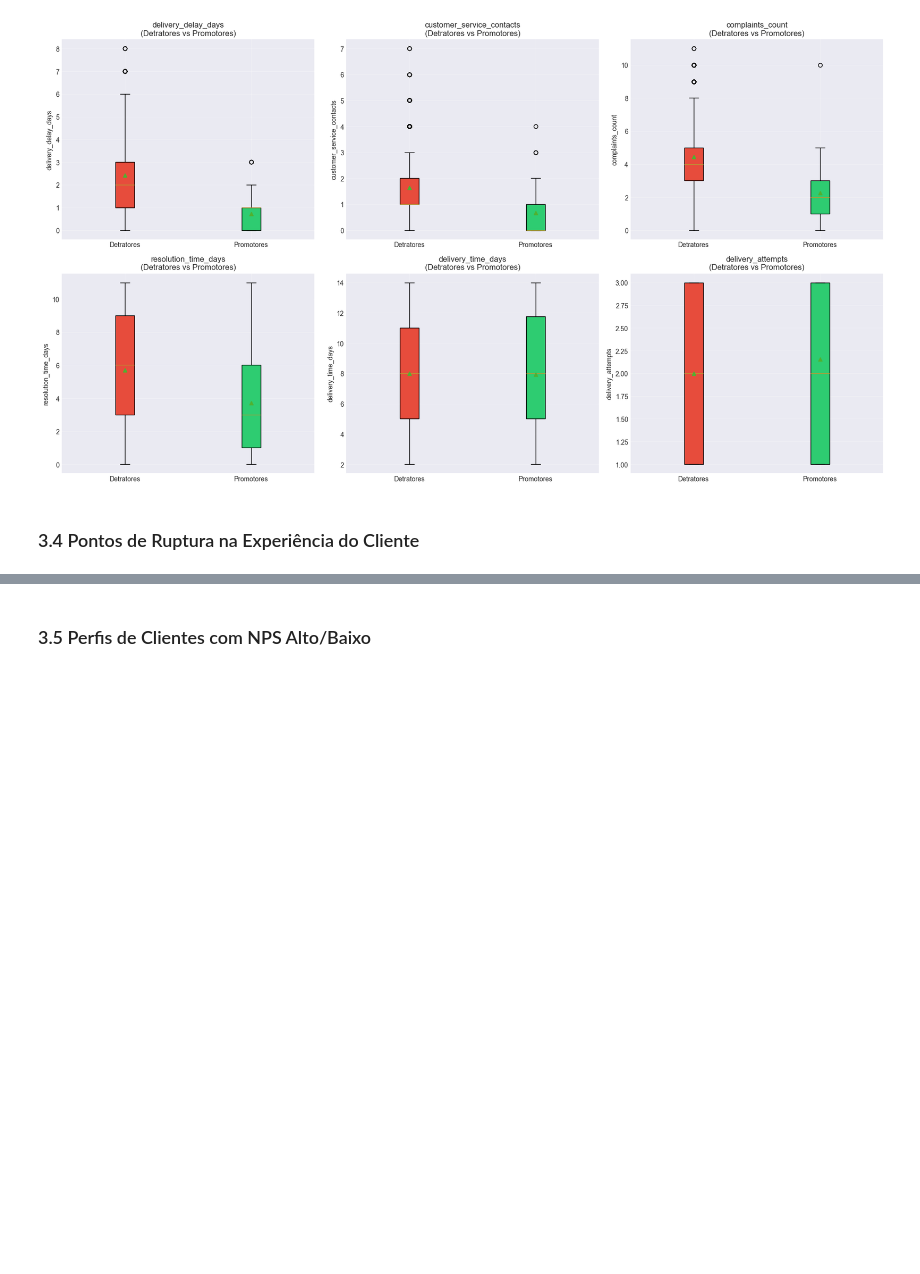
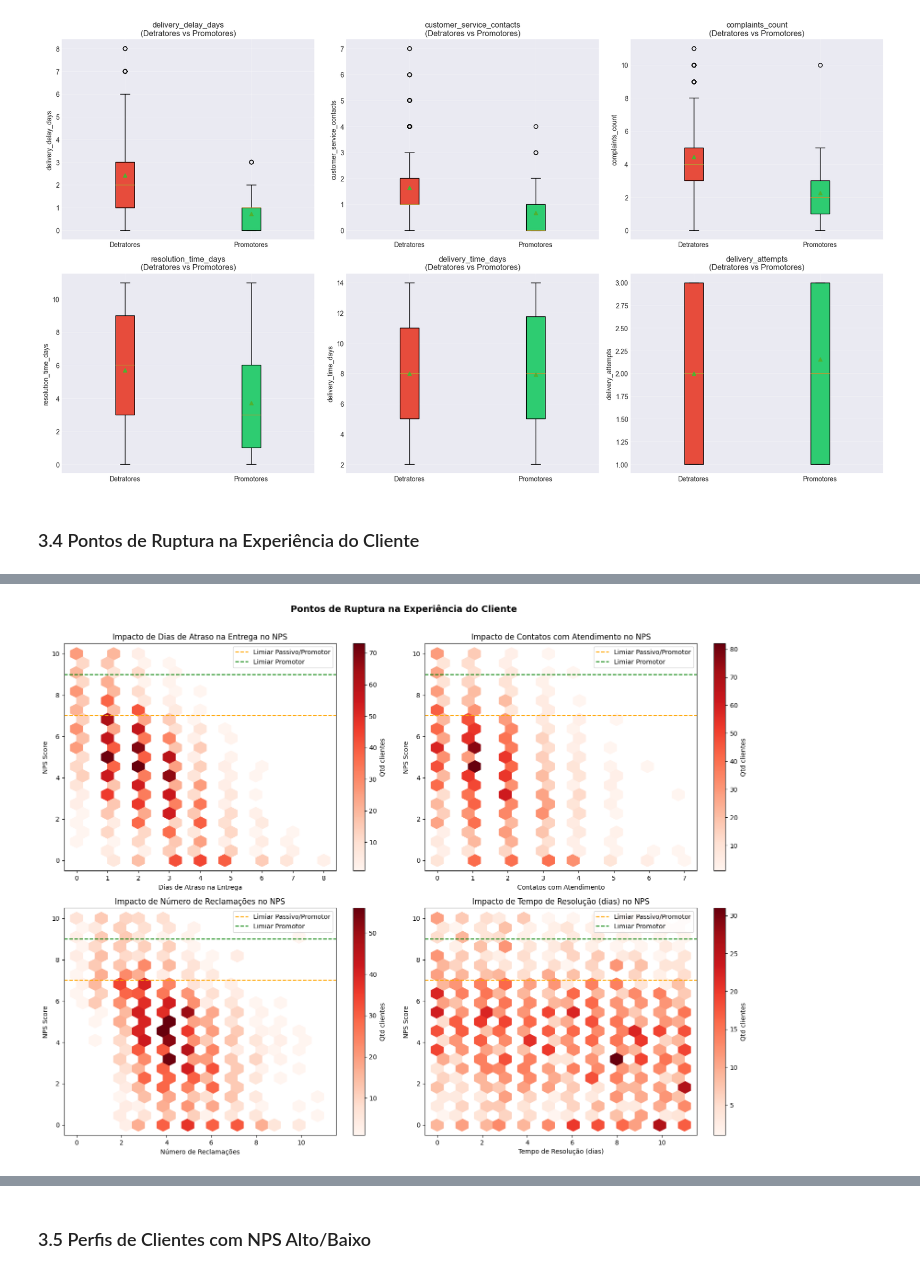
Before and after one commit to fbenin/FIAP_POSTECH_AI_SCIENTIST, a Jupyter notebook: TechChallange_Fase1/notebooks/tech_challenge_fase1_analysis.ipynb, the cells around one changed output, grey strips where cells are left out. Cells and saved outputs as stored; diff of their text form; code cells hidden in the pictures; blank space fills up the shorter version.

```diff
--- a/TechChallange_Fase1/notebooks/tech_challenge_fase1_analysis.ipynb
+++ b/TechChallange_Fase1/notebooks/tech_challenge_fase1_analysis.ipynb
@@ -447,0 +382,27 @@ PONTOS DE RUPTURA IDENTIFICADOS
+# %%
+plt.style.use('default')
+
+fig, axes = plt.subplots(2, 2, figsize=(16, 12))
+
+variaveis_para_comparação = [
+    ('delivery_delay_days',        'Dias de Atraso na Entrega'),
+    ('customer_service_contacts',  'Contatos com Atendimento'),
+    ('complaints_count',           'Número de Reclamações'),
+    ('resolution_time_days',       'Tempo de Resolução (dias)')
+]
+
+for ax, (coluna, titulo) in zip(axes.ravel(), variaveis_para_comparação):
+    hb = ax.hexbin(df[coluna], df['nps_score'], gridsize=20, cmap='Reds', mincnt=1)
+    ax.axhline(y=7, color='orange', linestyle='--', label='Limiar Passivo/Promotor')
+    ax.axhline(y=9, color='green',  linestyle='--', label='Limiar Promotor')
+    ax.set_xlabel(titulo)
+    ax.set_ylabel('NPS Score')
+    ax.set_title(f'Impacto de {titulo} no NPS')
+    ax.legend()
+    fig.colorbar(hb, ax=ax, label='Qtd clientes')
+
+plt.suptitle('Pontos de Ruptura na Experiência do Cliente', fontsize=14, fontweight='bold', y=1.01)
+plt.tight_layout()
+plt.show()
+# %% [output]
+[figure, added]
```
Also changed, not shown: parts of 19 cells of this notebook.
